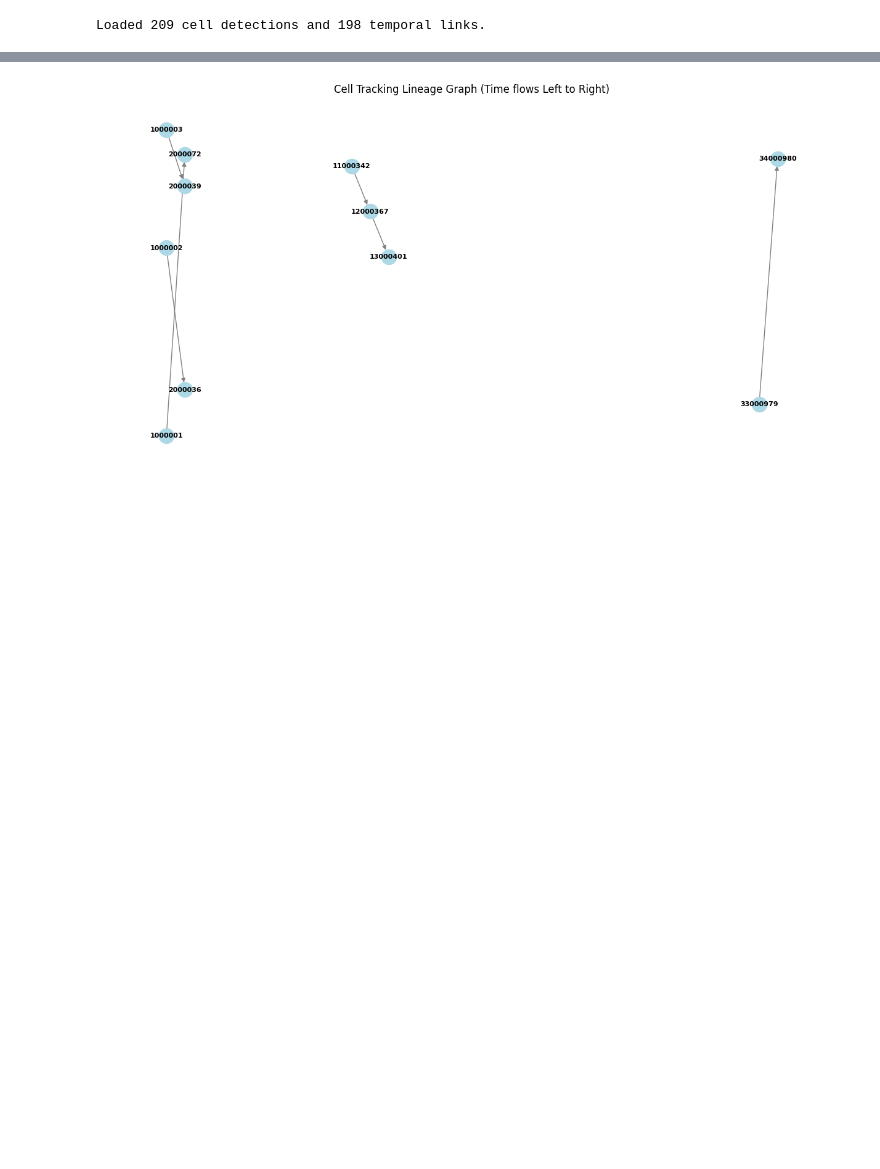
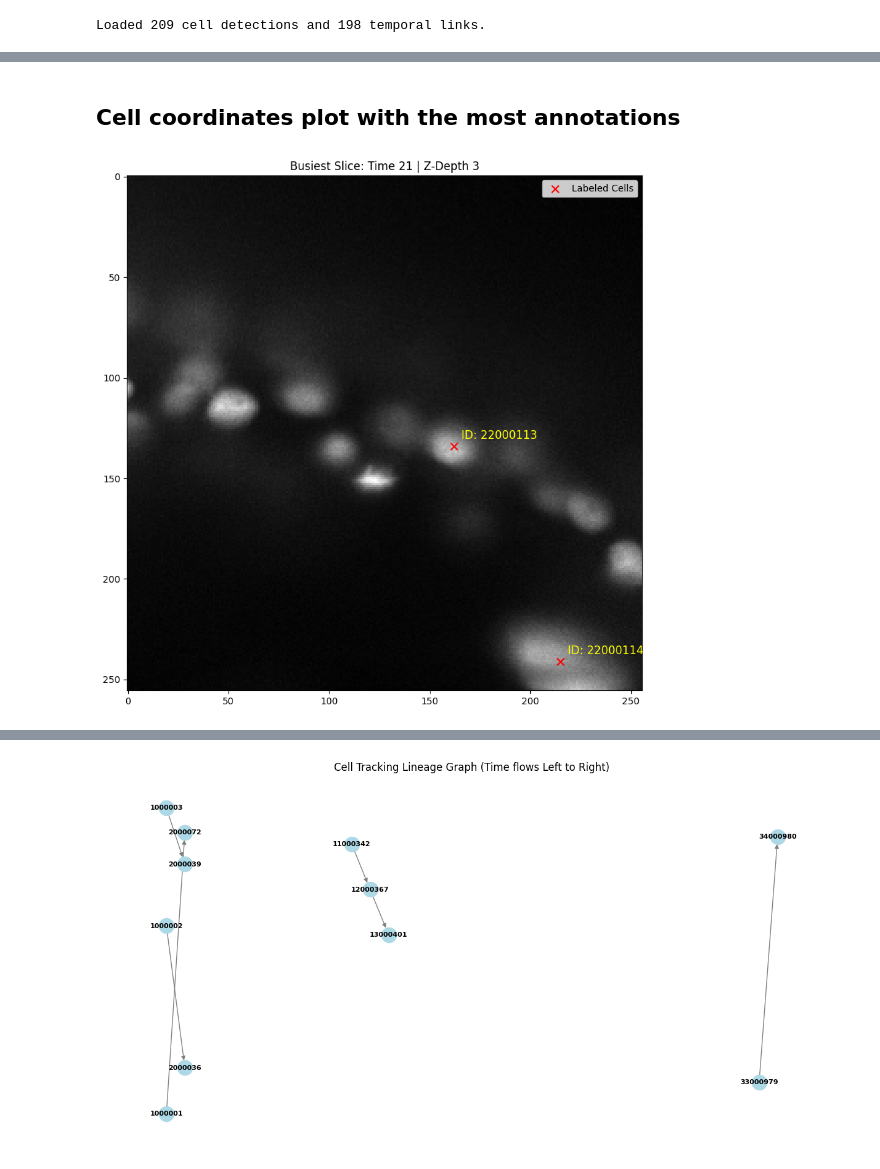
Before and after one commit to AntonioTagliatti/BioHub, a Jupyter notebook: notebooks/EDA_rohith.ipynb, the cells around one changed output, grey strips where cells are left out. Drawn from its saved outputs; the diff is of its cells as text; code cells hidden in the pictures; blank space fills up the shorter version.

```diff
--- a/notebooks/EDA_rohith.ipynb
+++ b/notebooks/EDA_rohith.ipynb
@@ -55,0 +165,8 @@ Loaded 209 cell detections and 198 temporal links.
+# %%
+arr = []
+for x,y in zip(x_coords, y_coords):
+  arr.append((int(x),int(y)))
+
+
+for i, (t, z) in enumerate(zip(t_coords, z_coords)):
+  print(f"t = {t}, z = {z}, coords = {arr[i]}")
@@ -55,0 +220,47 @@ Loaded 209 cell detections and 198 temporal links.
+# %% [markdown]
+## Cell coordinates plot with the most annotations
+# %%
+# 1. Set our targets to the #1 busiest slice you just found
+target_t = 21
+target_z = 3
+
+# 2. Extract the raw image slice
+exact_slice = video_data[target_t, target_z, :, :]
+
+# 3. Create a mask to pull out JUST those 2 cells
+mask = (t_coords == target_t) & (z_coords == target_z)
+
+slice_x = x_coords[mask]
+slice_y = y_coords[mask]
+slice_ids = node_ids[mask]
+
+# 4. Plot
+plt.figure(figsize=(10, 10))
+plt.imshow(exact_slice, cmap='gray')
+
+plt.scatter(
+    slice_x,
+    slice_y,
+    c='red',
+    s=60,
+    marker='x',
+    label='Labeled Cells'
+)
+
+# Label the two cells with their IDs so you can see which is which
+for i, txt in enumerate(slice_ids):
+    plt.annotate(
+        f"ID: {txt}",
+        (slice_x.iloc[i] if isinstance(slice_x, pd.Series) else slice_x[i],
+         slice_y.iloc[i] if isinstance(slice_y, pd.Series) else slice_y[i]),
+        color='yellow',
+        fontsize=12,
+        xytext=(8, 8),
+        textcoords='offset points'
+    )
+
+plt.title(f"Busiest Slice: Time {target_t} | Z-Depth {target_z}")
+plt.legend()
+plt.show()
+# %% [output]
+[figure, added]
```
Also changed, not shown: parts of 11 cells of this notebook.
